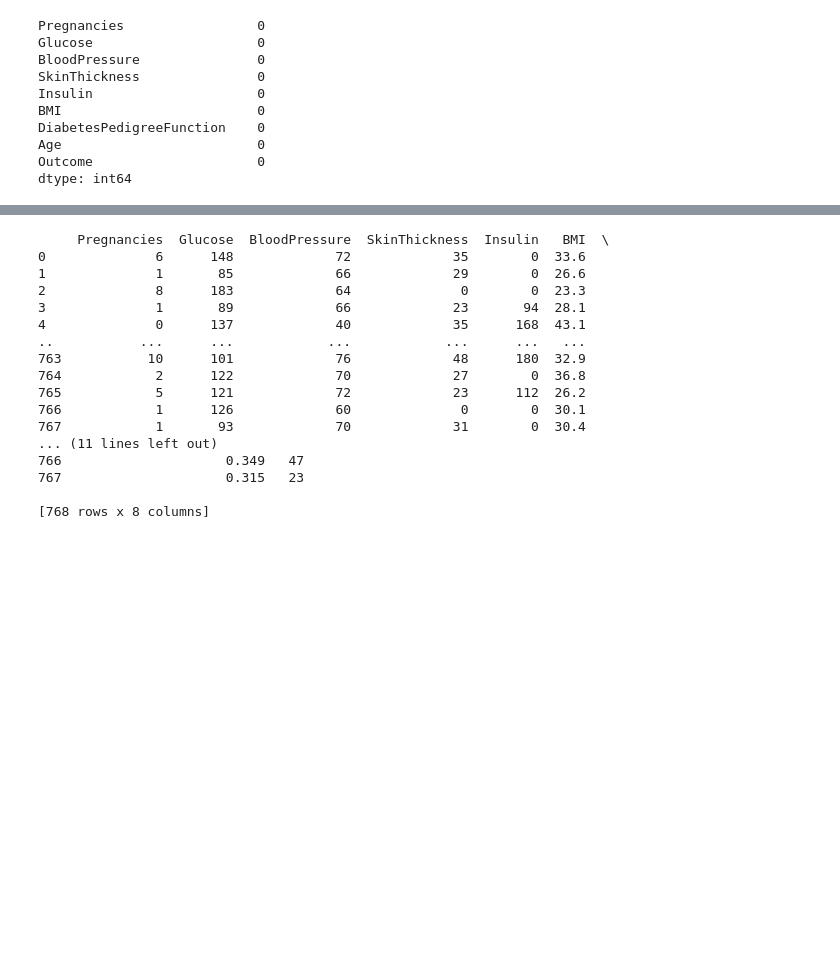
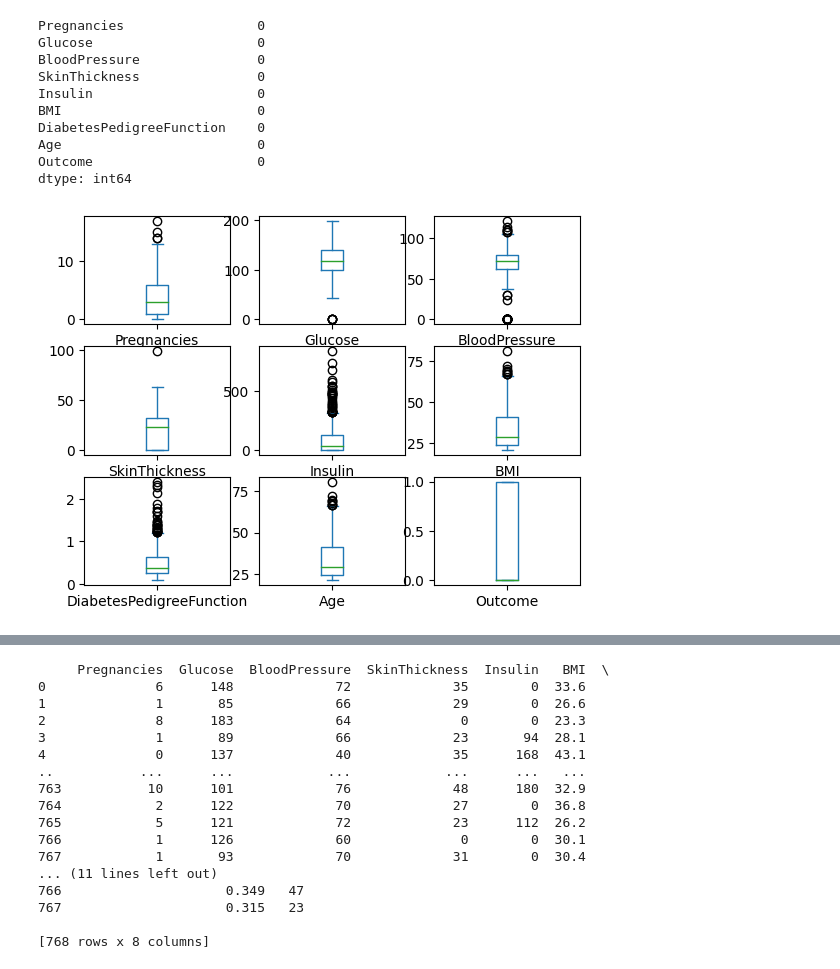
Before and after one commit to vatiza/Machine_Learning, a Jupyter notebook: lab3_preprocessing_diabetes_dataset.ipynb, the cells around one changed output, grey strips where cells are left out. Saved outputs shown, nothing was run; the diff lists cells and outputs as text; code cells hidden in the pictures; blank space fills up the shorter version.

Commit message:
plt.show()

```diff
--- a/lab3_preprocessing_diabetes_dataset.ipynb
+++ b/lab3_preprocessing_diabetes_dataset.ipynb
@@ -26,3 +26,8 @@ Number of Features: 9
 | 2 | 8 | 183 | 64 | 0 | 0 | 23.3 | 0.672 | 32 | ... |
 | 3 | 1 | 89 | 66 | 23 | 94 | 28.1 | 0.167 | 21 | ... |
 | 4 | 0 | 137 | 40 | 35 | 168 | 43.1 | 2.288 | 33 | ... |
+# %%
+# tmp dataset
+tmpData=data
+tmpData=tmpData.astype(float) #full dataset convert  float type
+tmpData.dtypes
@@ -46,0 +83,6 @@ dtype: int64
+# %%
+#Outlier
+tmpData.plot(kind='box',subplots=True,layout=(3,3))
+plt.show()
+# %% [output]
+[figure, added]
```
Also changed, not shown: parts of 11 cells of this notebook.
